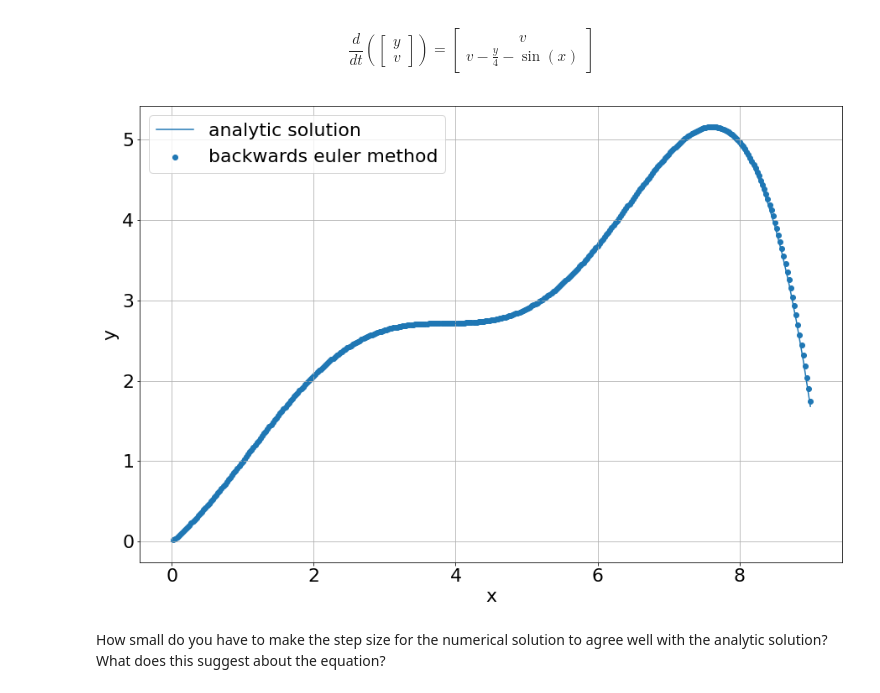
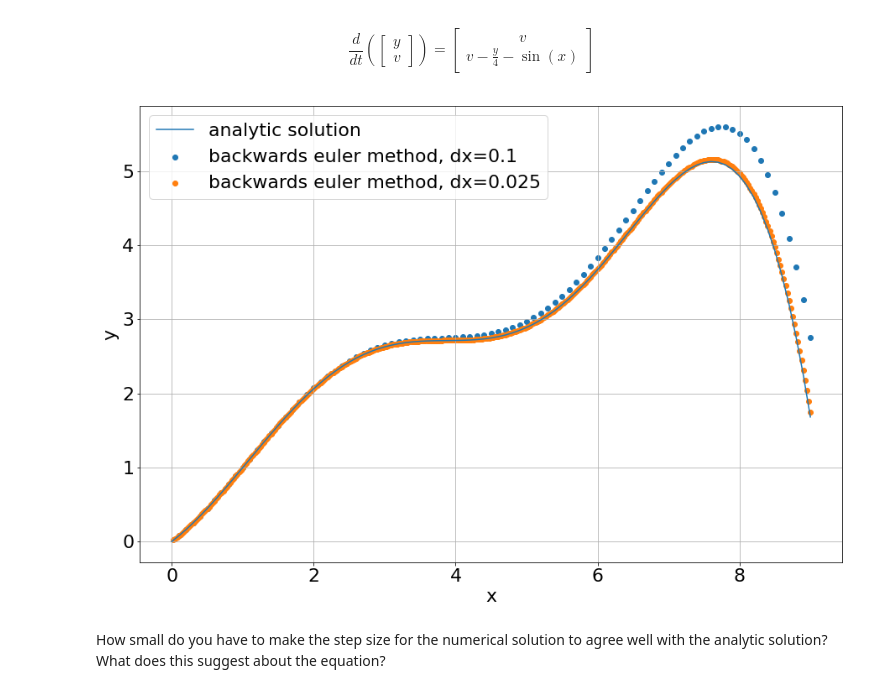
Before and after one commit to Padraig-Ryan/ACM20030-Assignments, a Jupyter notebook: Assignment-3.ipynb, the cells around one changed output. Drawn from its saved outputs; the diff is of its cells as text; code cells hidden in the pictures.

```diff
--- a/Assignment-3.ipynb
+++ b/Assignment-3.ipynb
@@ -270,25 +273,32 @@ $$
 # %%
 def analyticSolution(x):
     return (1/100)*(-7*np.exp(x/2)*x+64*np.exp(x/2)+48*np.sin(x)-64*np.cos(x))
 
 
 def function2(x,y):
     return np.array([y[1], y[1]-y[0]/4-np.sin(x)])
 
 y0=np.array([0,73/100])
 #print(analyticSolution(5))
+
+rkoutput1 = RK2(function2,0.1,0,y0,int((1/0.1)*9))
+
+
 rkoutput = RK2(function2,0.025,0,y0,int((1/0.025)*9))
 
-plt.scatter(rkoutput[:,0],rkoutput[:,1],label="backwards euler method")
+
+plt.scatter(rkoutput1[:,0],rkoutput1[:,1],label="backwards euler method, dx=0.1")
+
+plt.scatter(rkoutput[:,0],rkoutput[:,1],label="backwards euler method, dx=0.025")
 x = np.arange(0,9+.1,0.1)
 plt.grid("True")
 plt.plot(x,analyticSolution(x),label="analytic solution")
 plt.legend()
 plt.xlabel('x')
 plt.ylabel('y')
 plt.show()
 # %% [output]
-[figure, old version]
+[figure, new version]
 # %% [markdown]
 How small do you have to make the step size for the numerical solution to agree well with the analytic solution? What does this suggest about the equation?
 # %% [markdown]
```
Also changed, not shown: parts of 5 cells of this notebook.
